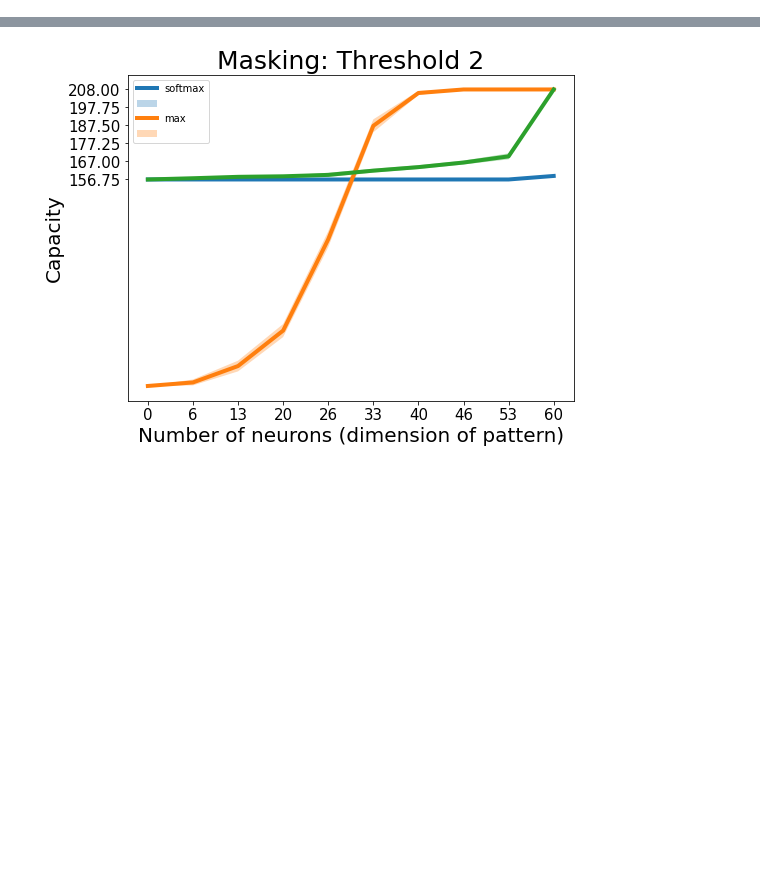
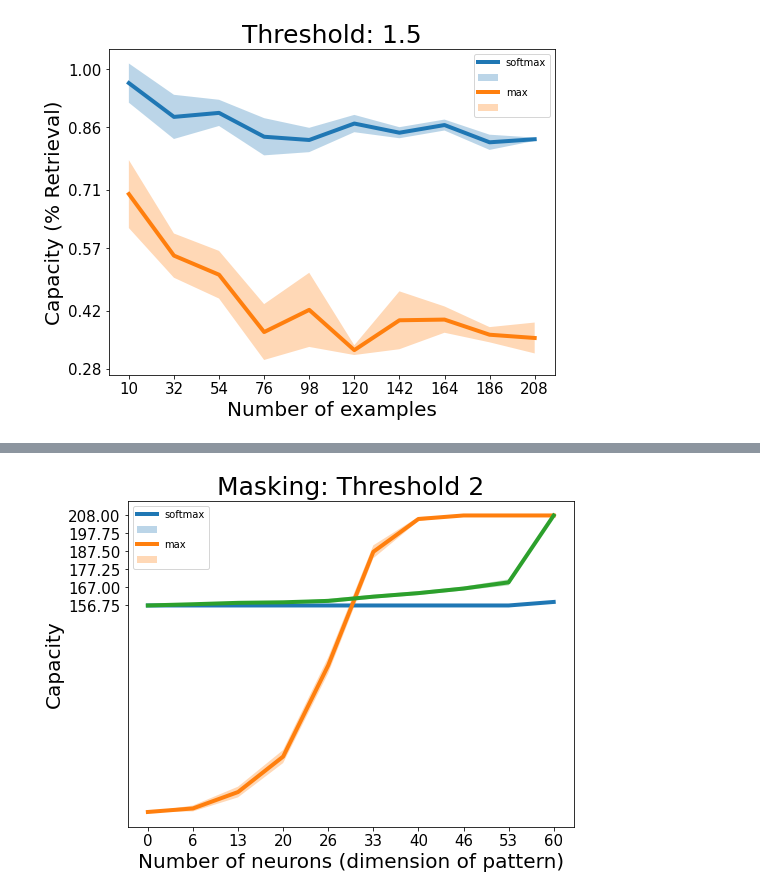
Before and after one commit to NizarIslah/Theory_Associative_Memory, a Jupyter notebook: hopfield.ipynb, the cells around one changed output, grey strips where cells are left out. Drawn from its saved outputs; the diff is of its cells as text; code cells hidden in the pictures; blank space fills up the shorter version.

Commit message:
latest mchn working

```diff
--- a/hopfield.ipynb
+++ b/hopfield.ipynb
@@ -351,0 +334,26 @@ X[:N[5]].shape
+# %%
+f = pandas.read_csv(wget.download('https://archive.ics.uci.edu/ml/machine-learning-databases/undocumented/connectionist-bench/sonar/sonar.all-data'),header=None)
+X = np.array(f)[:,:-1]
+X=np.array(X,dtype=float)
+print(X.dtype, X.shape)
+
+n_pts = 10
+ET = 1.5
+N = np.array(np.linspace(10,len(X), n_pts), dtype=int)
+n_mask = 0
+use_norm=False
+n_trials = 3
+acc_mchn = np.zeros((n_pts, n_trials, 2))
+separations = [separation_softmax, separation_max]
+sim_fn = dot_product_distance
+for s in range(len(separations)):
+    for t in range(n_trials):
+        for i in range(n_pts):
+            shuffled = np.random.choice(X.shape[0], size=X.shape[0],replace=False)
+            X = X[shuffled]
+            gaussian_noise = np.random.normal(0,0.1,X.shape)
+            X_noisy = X + gaussian_noise
+            acc_mchn[i,t,s], _ = PC_retrieve_store_continuous(X_noisy, N[i]+1,P=X, image_perturb_fn=mask_n_features, mask=n_mask, ERROR_THRESHOLD=ET, use_norm=use_norm, sep_fn=separations[s], sim_fn=sim_fn)
+            # acc_classic, _ = PC_retrieve_store_continuous(X_noisy, N[i]+1,network_type="classical_hopfield",image_perturb_fn=mask_n_features,mask=n_mask, ERROR_THRESHOLD=ET, sep_fn=separations[s])
+
+    # print(f"Accuracy MCHN: {acc_mchn}")
@@ -352,3 +378,20 @@ X[:N[5]].shape
+# %%
+import matplotlib.pyplot as plt
+acc_softmax = acc_mchn[:,:,0]
+acc_max = acc_mchn[:,:, 1]
+fig=plt.figure(figsize=(8,6))
+for acc in [acc_softmax, acc_max]:
+    plt.title(f"Threshold: {ET}", fontsize=25)
+    plt.plot(acc.mean(1), lw=4)
+    plt.xlabel("Number of examples",fontsize=20)
+    plt.xticks(range(len(N)), N, fontsize=15)
+    plt.yticks(np.linspace(np.min([acc_softmax.min(),acc_max.min()]),1,6).round(2), fontsize=15)
+    plt.fill_between(range(len(N)), acc.mean(1)-acc.std(1), acc.mean(1)+acc.std(1) ,alpha=0.3)
+    plt.ylabel("Capacity (% Retrieval)",fontsize=20)
+plt.legend(['softmax', None,'max',None])
+plt.show()
+# %% [output]
+[figure, added]
 # %%
 n_pts = 10
 ET = 2
```
Also changed, not shown: parts of 15 cells of this notebook.
